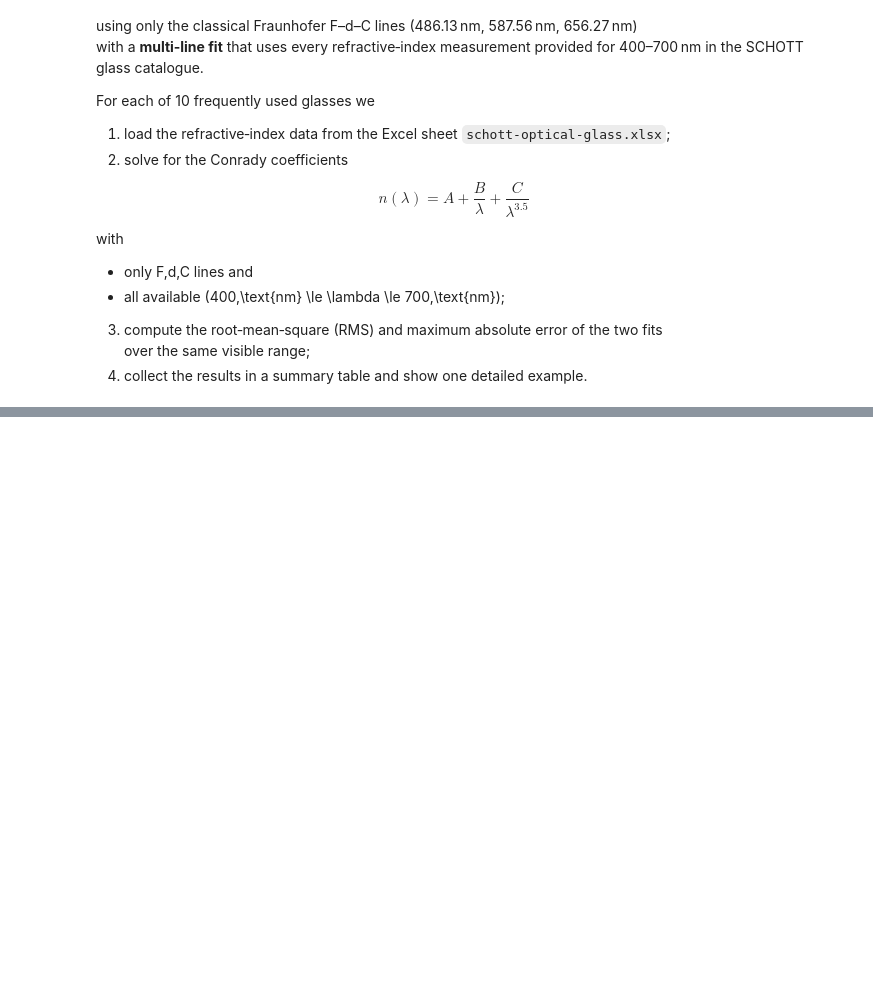
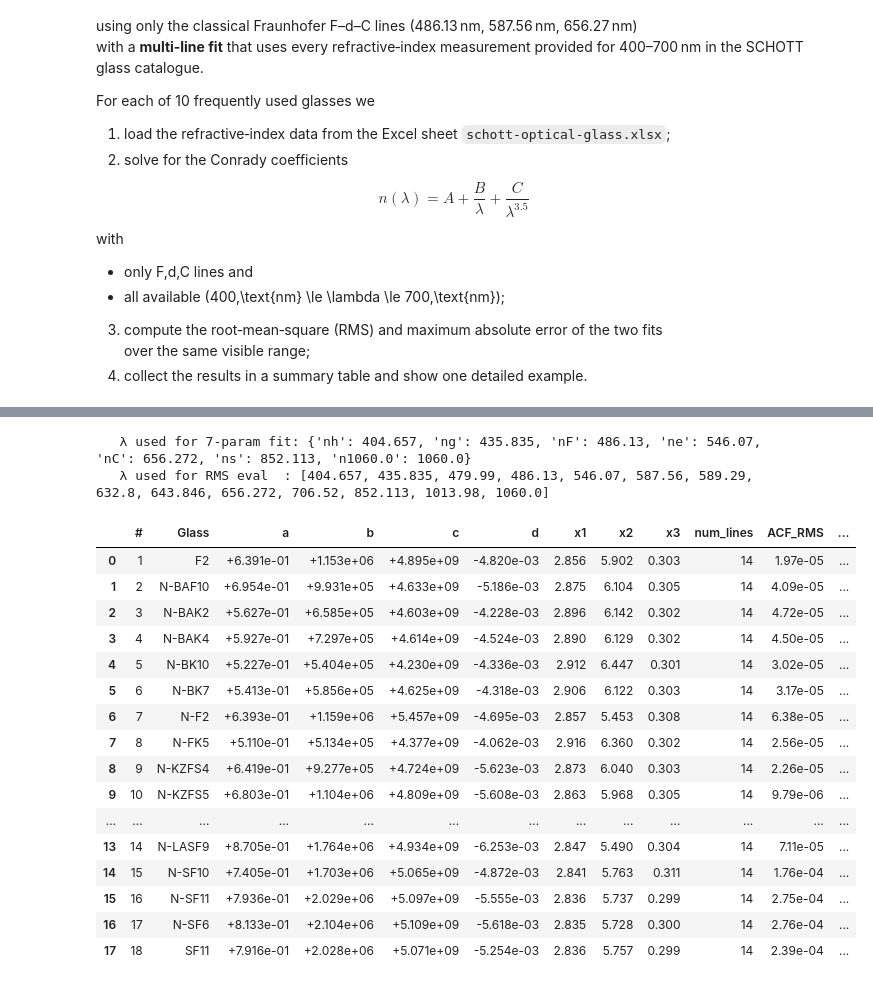
Before and after one commit to Leyangf/AchromatCFW, a Jupyter notebook: notebooks/conrady_fit_comparison.ipynb, the cells around one changed output, grey strips where cells are left out. Drawn from its saved outputs; the diff is of its cells as text; code cells hidden in the pictures; blank space fills up the shorter version.

```diff
--- a/notebooks/conrady_fit_comparison.ipynb
+++ b/notebooks/conrady_fit_comparison.ipynb
@@ -161 +198,77 @@ summary.style.format({'pts_3_RMS': '{:.1e}', 'pts_3_max':'{:.1e}',
+# %%
+# ── 7 fixed wavelengths covering 404‑1060 nm ─────────────────────────────
+fit_cols   = ["nh", "ng", "nF", "ne", "nC", "ns", "n1060.0"]
+fit_lambda = [wl_map[c] for c in fit_cols]
+
+# columns available in catalogue for 400‑1100 nm evaluation
+wl_cols_eval = [c for c in wl_map if c in df.columns and 400 <= wl_map[c] <= 1100]
+
+print("   λ used for 7‑param fit:", dict(zip(fit_cols, fit_lambda)))
+print("   λ used for RMS eval  :", [wl_map[c] for c in wl_cols_eval])
+
+# ── perform the ACF fits --------------------------------------------------
+results_acf = []
+
+for glass in common_glasses:
+    row = df.loc[df["Glass"] == glass].iloc[0]
+
+    # --- 7‑point fit set --------------------------------------------------
+    if row[fit_cols].isna().any():
+        missing = list(row[fit_cols][row[fit_cols].isna()].index)
+        print(f"Skipping {glass}: missing {missing} data.")
+        continue
+
+    lam_fit = np.array(fit_lambda, float)
+    n_fit   = row[fit_cols].to_numpy(float)
+
+    # --- evaluation set (all 400‑1100 nm lines present) ------------------
+    lam_eval = np.array([wl_map[c] for c in wl_cols_eval if not np.isnan(row[c])], float)
+    n_eval   = np.array([row[c]    for c in wl_cols_eval if not np.isnan(row[c])], float)
+
+    # fit 7 parameters
+    a, b, c, d, x1, x2, x3 = fit_acf(lam_fit, n_fit)
+    n_pred = acf(lam_eval, a, b, c, d, x1, x2, x3)
+
+    results_acf.append(dict(
+        Glass=glass,
+        a=a, b=b, c=c, d=d, x1=x1, x2=x2, x3=x3,
+        num_lines=len(lam_eval),
+        ACF_RMS = rmse(n_eval, n_pred),
+        ACF_max = np.max(np.abs(n_eval - n_pred))
+    ))
+
+# ── table with 1‑based counter ------------------------------------------
+summary_acf = pd.DataFrame(results_acf).sort_values("Glass").reset_index(drop=True)
+summary_acf.insert(0, "#", summary_acf.index + 1)
+
+styled = (summary_acf[["#", "Glass", "a", "b", "c", "d",
+                       "x1", "x2", "x3",
+                       "num_lines", "ACF_RMS", "ACF_max"]]
+          .style.format({
+              "a":"{:+.3e}", "b":"{:+.3e}", "c":"{:+.3e}", "d":"{:+.3e}",
+              "x1":"{:.3f}", "x2":"{:.3f}", "x3":"{:.3f}",
+              "ACF_RMS":"{:.2e}", "ACF_max":"{:.2e}"
+          }))
+
+display(styled)
+# %% [output]
+   λ used for 7‑param fit: {'nh': 404.657, 'ng': 435.835, 'nF': 486.13, 'ne': 546.07, 'nC': 656.272, 'ns': 852.113, 'n1060.0': 1060.0}
+   λ used for RMS eval  : [404.657, 435.835, 479.99, 486.13, 546.07, 587.56, 589.29, 632.8, 643.846, 656.272, 706.52, 852.113, 1013.98, 1060.0]
+|  | # | Glass | a | b | c | d | x1 | x2 | x3 | num_lines | ACF_RMS | ... |
+| 0 | 1 | F2 | +6.391e-01 | +1.153e+06 | +4.895e+09 | -4.820e-03 | 2.856 | 5.902 | 0.303 | 14 | 1.97e-05 | ... |
+| 1 | 2 | N-BAF10 | +6.954e-01 | +9.931e+05 | +4.633e+09 | -5.186e-03 | 2.875 | 6.104 | 0.305 | 14 | 4.09e-05 | ... |
+| 2 | 3 | N-BAK2 | +5.627e-01 | +6.585e+05 | +4.603e+09 | -4.228e-03 | 2.896 | 6.142 | 0.302 | 14 | 4.72e-05 | ... |
+| 3 | 4 | N-BAK4 | +5.927e-01 | +7.297e+05 | +4.614e+09 | -4.524e-03 | 2.890 | 6.129 | 0.302 | 14 | 4.50e-05 | ... |
+| 4 | 5 | N-BK10 | +5.227e-01 | +5.404e+05 | +4.230e+09 | -4.336e-03 | 2.912 | 6.447 | 0.301 | 14 | 3.02e-05 | ... |
+| 5 | 6 | N-BK7 | +5.413e-01 | +5.856e+05 | +4.625e+09 | -4.318e-03 | 2.906 | 6.122 | 0.303 | 14 | 3.17e-05 | ... |
+| 6 | 7 | N-F2 | +6.393e-01 | +1.159e+06 | +5.457e+09 | -4.695e-03 | 2.857 | 5.453 | 0.308 | 14 | 6.38e-05 | ... |
+| 7 | 8 | N-FK5 | +5.110e-01 | +5.134e+05 | +4.377e+09 | -4.062e-03 | 2.916 | 6.360 | 0.302 | 14 | 2.56e-05 | ... |
+| 8 | 9 | N-KZFS4 | +6.419e-01 | +9.277e+05 | +4.724e+09 | -5.623e-03 | 2.873 | 6.040 | 0.303 | 14 | 2.26e-05 | ... |
+| 9 | 10 | N-KZFS5 | +6.803e-01 | +1.104e+06 | +4.809e+09 | -5.608e-03 | 2.863 | 5.968 | 0.305 | 14 | 9.79e-06 | ... |
+| ... | ... | ... | ... | ... | ... | ... | ... | ... | ... | ... | ... | ... |
+| 13 | 14 | N-LASF9 | +8.705e-01 | +1.764e+06 | +4.934e+09 | -6.253e-03 | 2.847 | 5.490 | 0.304 | 14 | 7.11e-05 | ... |
+| 14 | 15 | N-SF10 | +7.405e-01 | +1.703e+06 | +5.065e+09 | -4.872e-03 | 2.841 | 5.763 | 0.311 | 14 | 1.76e-04 | ... |
+| 15 | 16 | N-SF11 | +7.936e-01 | +2.029e+06 | +5.097e+09 | -5.555e-03 | 2.836 | 5.737 | 0.299 | 14 | 2.75e-04 | ... |
+| 16 | 17 | N-SF6 | +8.133e-01 | +2.104e+06 | +5.109e+09 | -5.618e-03 | 2.835 | 5.728 | 0.300 | 14 | 2.76e-04 | ... |
+| 17 | 18 | SF11 | +7.916e-01 | +2.028e+06 | +5.071e+09 | -5.254e-03 | 2.836 | 5.757 | 0.299 | 14 | 2.39e-04 | ... |
 # %%
```
Also changed, not shown: parts of 7 cells of this notebook, 2 other files.
